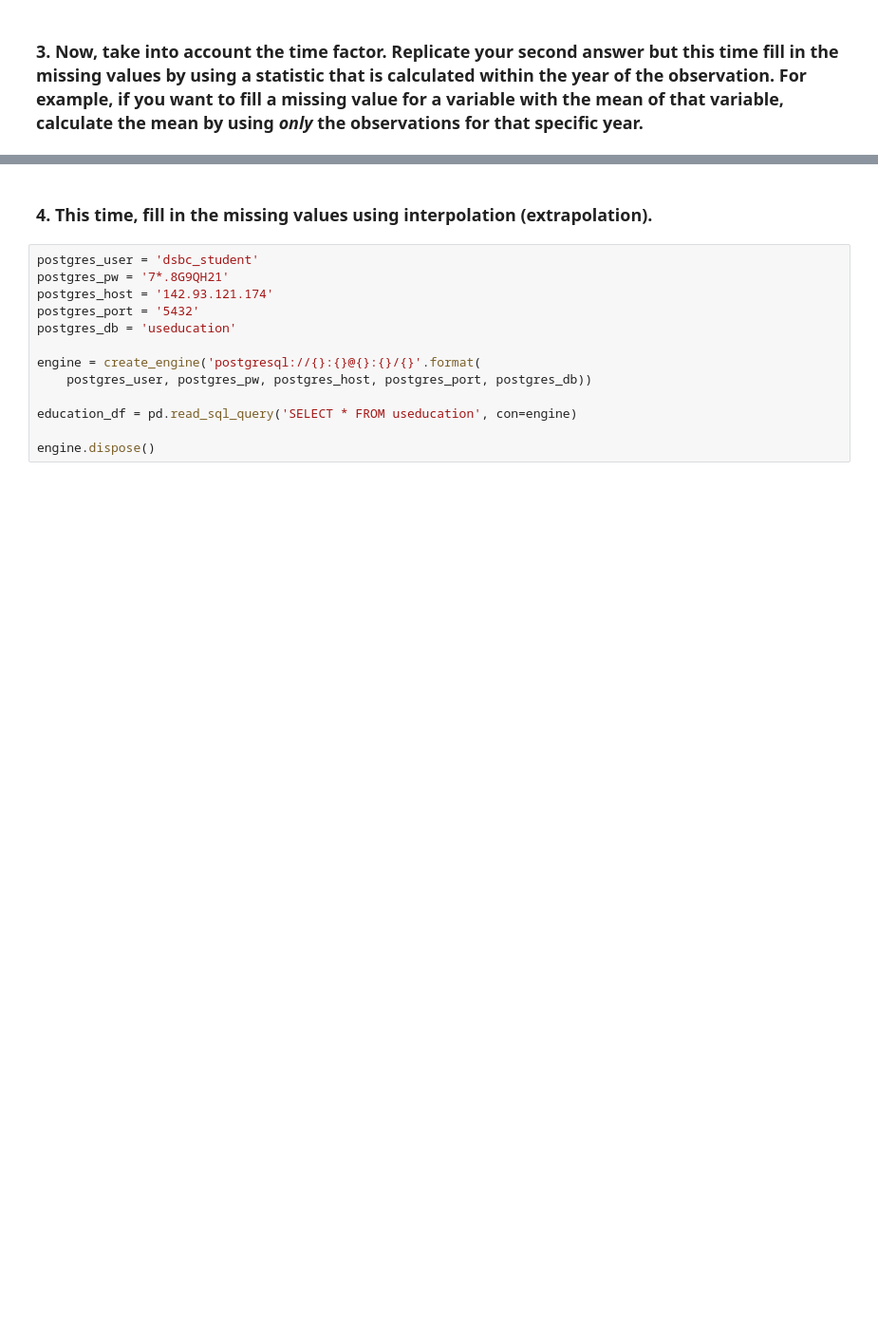
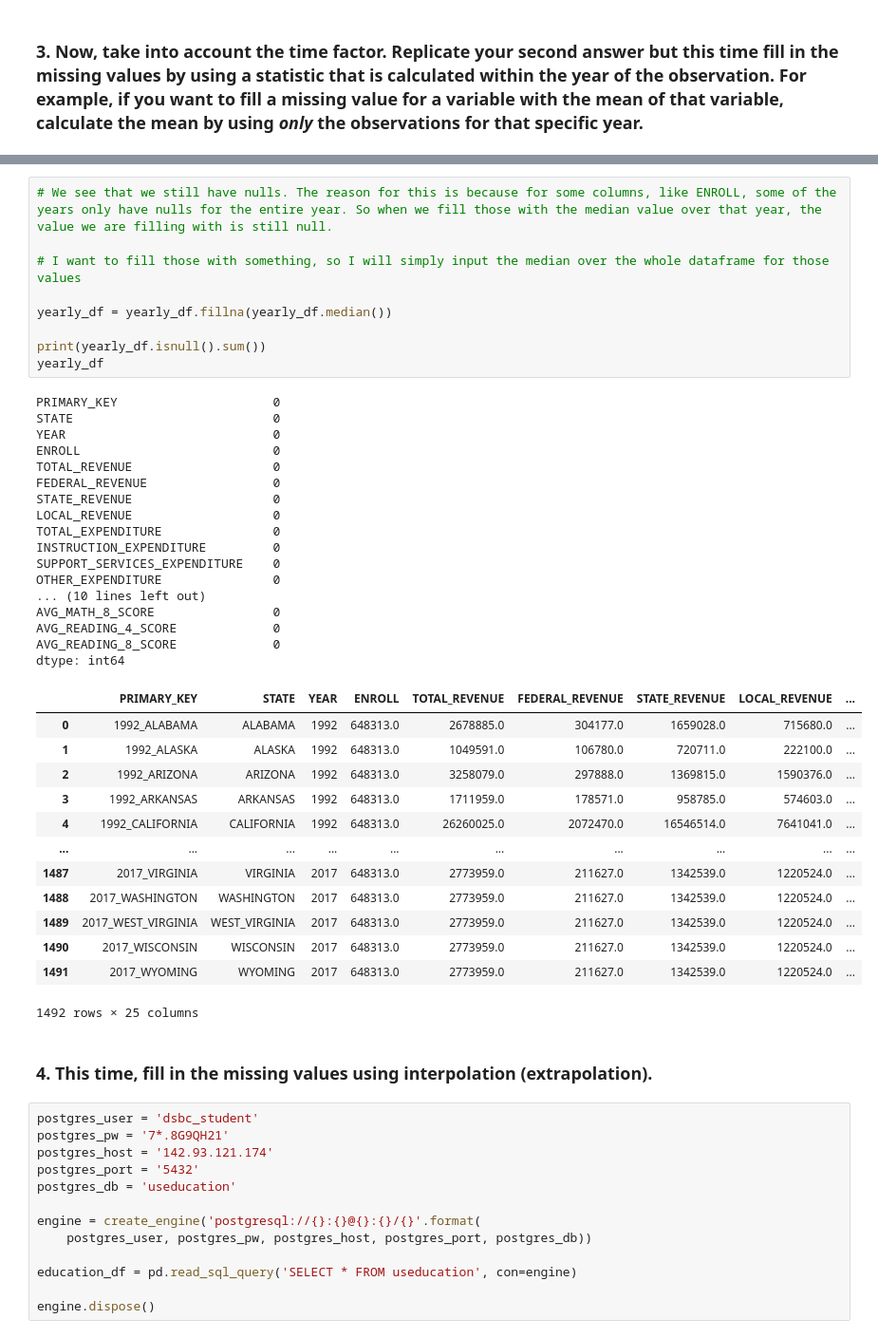
Before and after one commit to cobyoram/python-for-data-scientists, a Jupyter notebook: data-cleaning-2-missing-values.ipynb, the cells around one changed output, grey strips where cells are left out. Shown at 95% size. Cells and saved outputs as stored; diff of their text form; blank space fills up the shorter version.

```diff
--- a/data-cleaning-2-missing-values.ipynb
+++ b/data-cleaning-2-missing-values.ipynb
@@ -191,3 +170,43 @@ dtype: int64
+# %%
+# We see that we still have nulls. The reason for this is because for some columns, like ENROLL, some of the years only have nulls for the entire year. So when we fill those with the median value over that year, the value we are filling with is still null.
+
+# I want to fill those with something, so I will simply input the median over the whole dataframe for those values
+
+yearly_df = yearly_df.fillna(yearly_df.median())
+
+print(yearly_df.isnull().sum())
+yearly_df
+# %% [output]
+PRIMARY_KEY                     0
+STATE                           0
+YEAR                            0
+ENROLL                          0
+TOTAL_REVENUE                   0
+FEDERAL_REVENUE                 0
+STATE_REVENUE                   0
+LOCAL_REVENUE                   0
+TOTAL_EXPENDITURE               0
+INSTRUCTION_EXPENDITURE         0
+SUPPORT_SERVICES_EXPENDITURE    0
+OTHER_EXPENDITURE               0
+... (10 lines left out)
+AVG_MATH_8_SCORE                0
+AVG_READING_4_SCORE             0
+AVG_READING_8_SCORE             0
+dtype: int64
+|  | PRIMARY_KEY | STATE | YEAR | ENROLL | TOTAL_REVENUE | FEDERAL_REVENUE | STATE_REVENUE | LOCAL_REVENUE | ... |
+| 0 | 1992_ALABAMA | ALABAMA | 1992 | 648313.0 | 2678885.0 | 304177.0 | 1659028.0 | 715680.0 | ... |
+| 1 | 1992_ALASKA | ALASKA | 1992 | 648313.0 | 1049591.0 | 106780.0 | 720711.0 | 222100.0 | ... |
+| 2 | 1992_ARIZONA | ARIZONA | 1992 | 648313.0 | 3258079.0 | 297888.0 | 1369815.0 | 1590376.0 | ... |
+| 3 | 1992_ARKANSAS | ARKANSAS | 1992 | 648313.0 | 1711959.0 | 178571.0 | 958785.0 | 574603.0 | ... |
+| 4 | 1992_CALIFORNIA | CALIFORNIA | 1992 | 648313.0 | 26260025.0 | 2072470.0 | 16546514.0 | 7641041.0 | ... |
+| ... | ... | ... | ... | ... | ... | ... | ... | ... | ... |
+| 1487 | 2017_VIRGINIA | VIRGINIA | 2017 | 648313.0 | 2773959.0 | 211627.0 | 1342539.0 | 1220524.0 | ... |
+| 1488 | 2017_WASHINGTON | WASHINGTON | 2017 | 648313.0 | 2773959.0 | 211627.0 | 1342539.0 | 1220524.0 | ... |
+| 1489 | 2017_WEST_VIRGINIA | WEST_VIRGINIA | 2017 | 648313.0 | 2773959.0 | 211627.0 | 1342539.0 | 1220524.0 | ... |
+| 1490 | 2017_WISCONSIN | WISCONSIN | 2017 | 648313.0 | 2773959.0 | 211627.0 | 1342539.0 | 1220524.0 | ... |
+| 1491 | 2017_WYOMING | WYOMING | 2017 | 648313.0 | 2773959.0 | 211627.0 | 1342539.0 | 1220524.0 | ... |
+1492 rows × 25 columns
 # %% [markdown]
 ### 4. This time, fill in the missing values using interpolation (extrapolation).
 # %%
```
Also changed, not shown: parts of 11 cells of this notebook.
